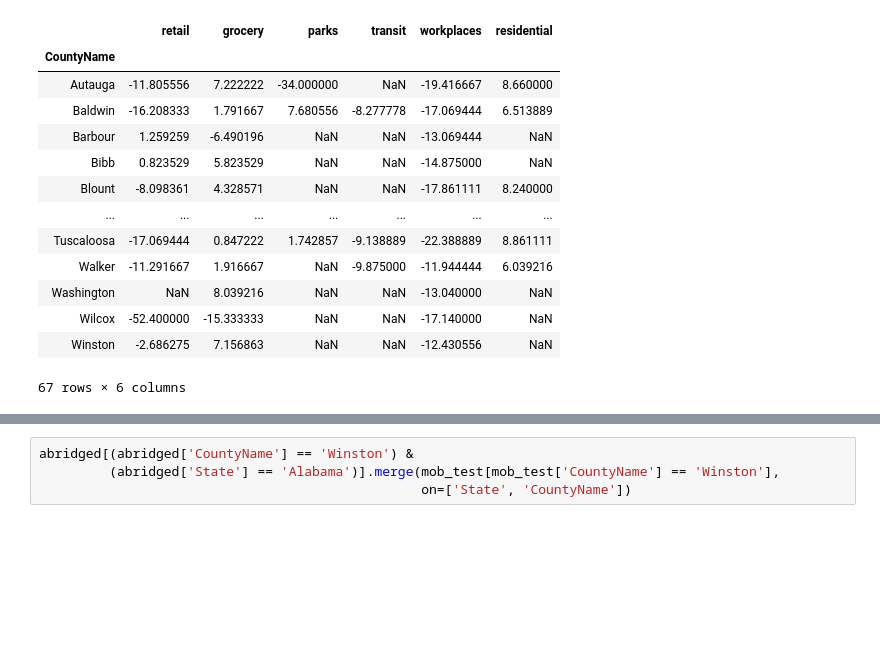
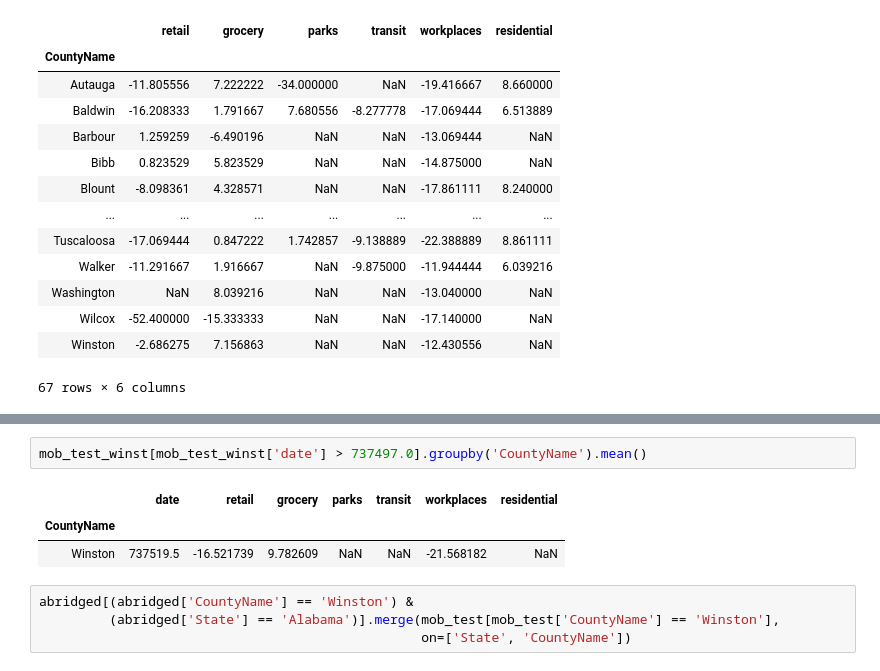
Before and after one commit to joshuaiokua/data100_final-project, a Jupyter notebook: Josh_notebook.ipynb, the cells around one changed output, grey strips where cells are left out. Saved outputs shown, nothing was run; the diff lists cells and outputs as text; blank space fills up the shorter version.

```diff
--- a/Josh_notebook.ipynb
+++ b/Josh_notebook.ipynb
@@ -227,3 +248,9 @@ mob_test_winst
+# %%
+mob_test_winst[mob_test_winst['date'] > 737497.0].groupby('CountyName').mean()
+# %% [output]
+|  | date | retail | grocery | parks | transit | workplaces | residential |
+| CountyName |  |  |  |  |  |  |  |
+| Winston | 737519.5 | -16.521739 | 9.782609 | NaN | NaN | -21.568182 | NaN |
 # %%
 abridged[(abridged['CountyName'] == 'Winston') &
          (abridged['State'] == 'Alabama')].merge(mob_test[mob_test['CountyName'] == 'Winston'],
```
Also changed, not shown: parts of 8 cells of this notebook.
